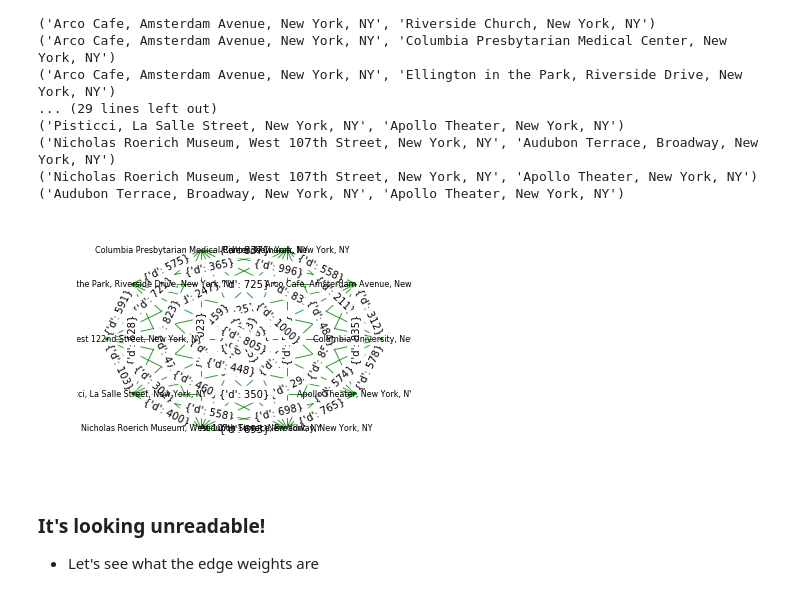
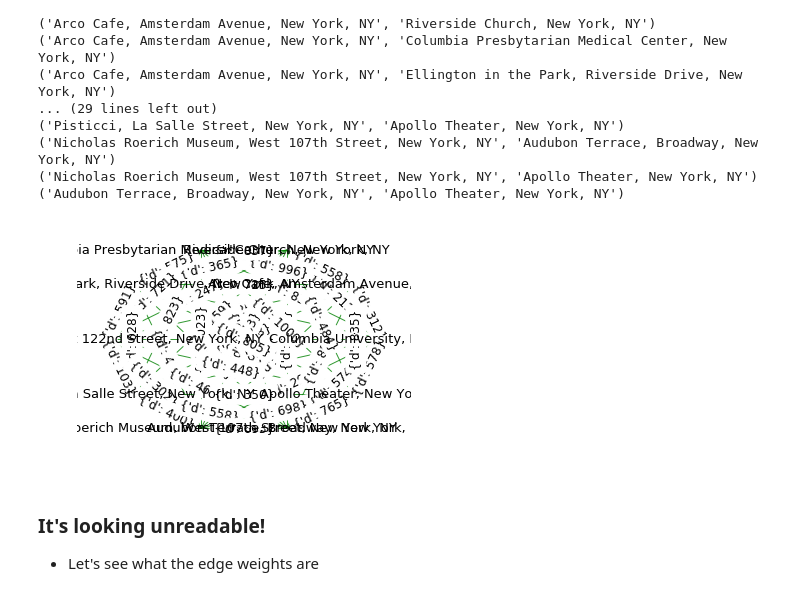
Before and after one commit to VSerpak/BAMM.101x-Analytics-in-Python, a Jupyter notebook: _Bamm_101_All_Notebooks/_8_BAMM_101_W_10_Network.ipynb, the cells around one changed output. Drawn from its saved outputs; the diff is of its cells as text; code cells hidden in the pictures.

```diff
--- a/_Bamm_101_All_Notebooks/_8_BAMM_101_W_10_Network.ipynb
+++ b/_Bamm_101_All_Notebooks/_8_BAMM_101_W_10_Network.ipynb
@@ -155,3 +180,5 @@ API_KEY = "AIzaSyBfrNR5FLW1KDjJXI11SKGLE8mhiwye3gk"
+# %%
+API_KEY = "AIzaSyBfrNR5FLW1KDjJXI11SKGLE8mhiwye3" # The key was changed
 # %% [markdown]
 __We'll add a get_lat_lon function to our geocoding function to return lat,lon in google's required format__
 # %% [markdown]
@@ -161,7 +188,10 @@ import requests
 import json
 # %%
 address = 'Columbia University, New York, NY'
-url="https://maps.googleapis.com/maps/api/geocode/json?key=AIzaSyBfrNR5FLW1KDjJXI11SKGLE8mhiwye3gk&address=%s" % (address)
+schema = "https://maps.googleapis.com/maps/api/geocode/json?key="
+addr = "&address=%s" % (address)
+url= schema +API_KEY + addr
+# print(url)
 response = requests.get(url).json()
 print(type(response))
 # %% [output]
@@ -458,31 +513,31 @@ for n in address_graph.edges_iter():
 # %%
 address_graph = get_route_graph(addresses)
 # instead of using the spring layout let's use the circular one
 pos=nx.circular_layout(address_graph) # positions for all nodes
 
 # nodes
 nx.draw_networkx_nodes(address_graph,pos,
                       node_color='r',
                       node_size=2000,
                       alpha=0.001)
 
 # edges
 nx.draw_networkx_edges(address_graph,pos,
                       edgelist=address_graph.edges(),
                       width=1,alpha=0.8,edge_color='g')
 
-nx.draw_networkx_edge_labels(address_graph,pos,font_size=10)
+nx.draw_networkx_edge_labels(address_graph,pos,font_size=12)
 
 node_name={}
 for node in address_graph.nodes():
     node_name[node]=str(node)
 
-nx.draw_networkx_labels(address_graph,pos,node_name,font_size=8)
+nx.draw_networkx_labels(address_graph,pos,node_name,font_size=13)
 
 plt.axis('off')
 plt.show()
 # %% [output]
-[figure, old version]
+[figure, new version]
 # %% [markdown]
 ### It's looking unreadable!
 
```
Also changed, not shown: parts of 24 cells of this notebook.
